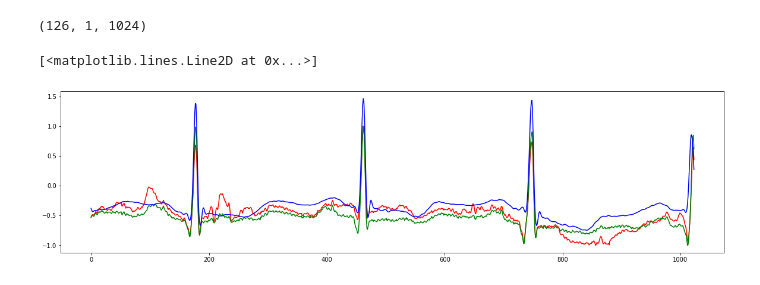
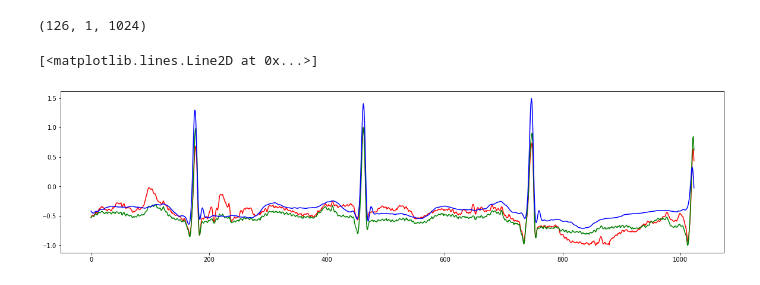
Before and after one commit to enzlaur/pytorch-ml-tuts, a Jupyter notebook: scratch08.ipynb, the cells around one changed output. Saved outputs shown, nothing was run; the diff lists cells and outputs as text; code cells hidden in the pictures.

```diff
--- a/scratch08.ipynb
+++ b/scratch08.ipynb
@@ -228,5 +236,5 @@ Elapsed time: 722.94, (in mins: 12:2)
 # %%
-ecg_noisy_test = ecg_noisy_tensor[0:126]
+ecg_noisy_test = ecg_noisy[0:126]
 # %%
 result = model.encoder( ecg_noisy_test )
 result = model.decoder( result )
@@ -238,11 +246,11 @@ print( result.shape )
 # %%
 index = 4
 plt.figure( figsize=(20,5) )
 plt.plot( ecg_noisy_test[index][0].cpu(), c='red', label='original data' )
-plt.plot( ecg_clean_tensor[index][0].cpu(), c='green', label='original data' )
+plt.plot( ecg_clean[index][0].cpu(), c='green', label='original data' )
 plt.plot( result[index][0], c='blue', label='decoder result' )
 # %% [output]
 [<matplotlib.lines.Line2D at 0x...>]
-[figure, old version]
+[figure, new version]
 # %%
 res_flat = result.flatten()
```
Also changed, not shown: parts of 11 cells of this notebook, 3 other files.
